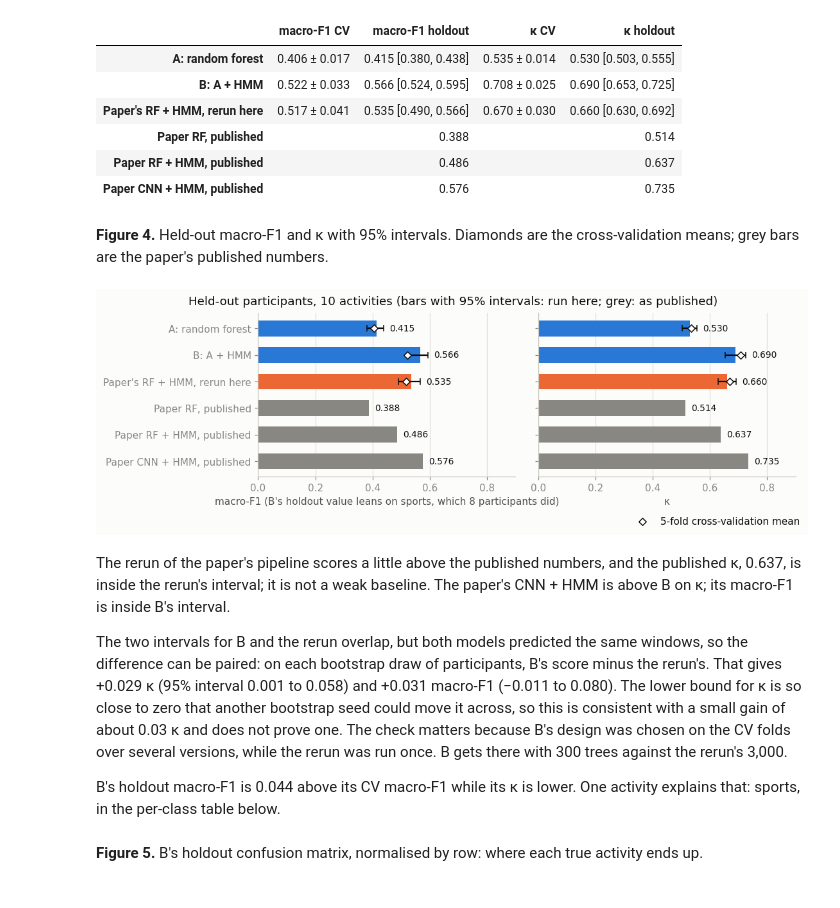
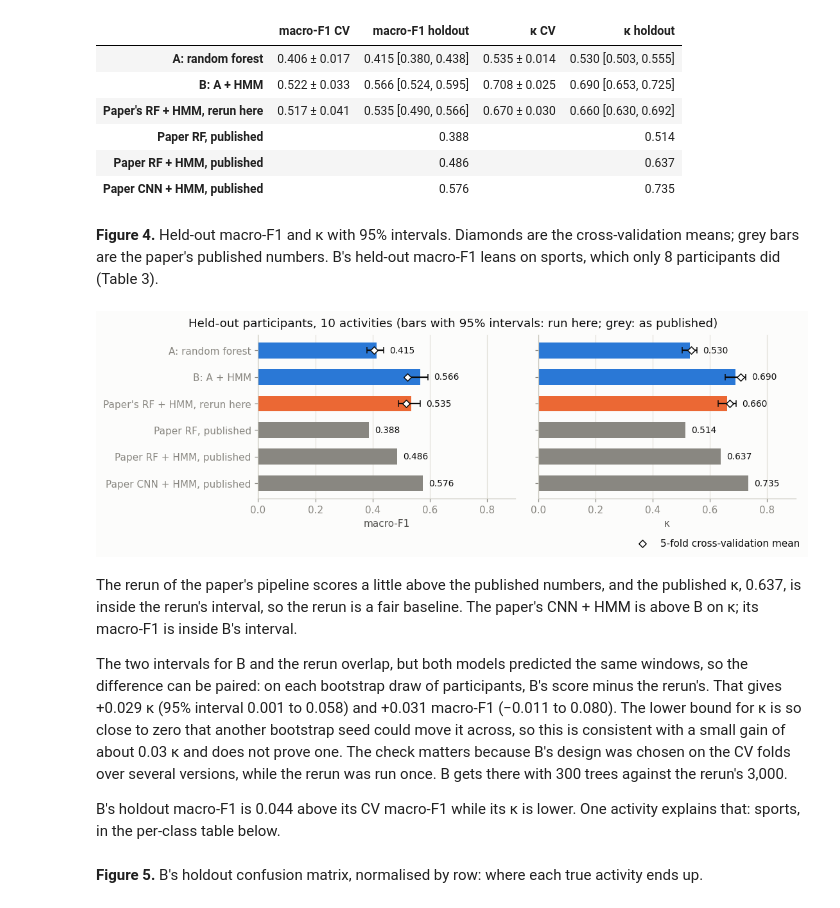
Before and after one commit to Alexr951/Capture-24, a Jupyter notebook: capture24_har.ipynb, the cells around one changed output. Cells and saved outputs as stored; diff of their text form; code cells hidden in the pictures.

```diff
--- a/capture24_har.ipynb
+++ b/capture24_har.ipynb
@@ -404,24 +409,23 @@ results_table()
 | Paper RF + HMM, published |  | 0.486 |  | 0.637 |
 | Paper CNN + HMM, published |  | 0.576 |  | 0.735 |
 # %% [markdown]
-**Figure 4.** Held-out macro-F1 and κ with 95% intervals. Diamonds are the cross-validation means; grey bars are the paper's published numbers.
+**Figure 4.** Held-out macro-F1 and κ with 95% intervals. Diamonds are the cross-validation means; grey bars are the paper's published numbers. B's held-out macro-F1 leans on sports, which only 8 participants did (Table 3).
 # %%
 def plot_results():
     models = {"A: random forest": (SCORES["A"], CV.loc["A"].xs("mean", level=1), BLUE),
               "B: A + HMM": (SCORES["B"], CV.loc["B"].xs("mean", level=1), BLUE),
               "Paper's RF + HMM, rerun here": (COPY, COPY_CV.mean(), ORANGE)}
     published = {f"{name}, published": numbers for name, numbers in PAPER.items()}
     title = "Held-out participants, 10 activities (bars with 95% intervals: run here; grey: as published)"
     fig = har.plot_holdout(models, published, title)
-    fig.axes[0].set_xlabel("macro-F1 (B's holdout value leans on sports, which 8 participants did)")
     fig.savefig(OUT / "results.png", dpi=150)
 
 
 plot_results()
 # %% [output]
-[figure, old version]
+[figure, new version]
 # %% [markdown]
-The rerun of the paper's pipeline scores a little above the published numbers, and the published κ, 0.637, is inside the rerun's interval; it is not a weak baseline. The paper's CNN + HMM is above B on κ; its macro-F1 is inside B's interval.
+The rerun of the paper's pipeline scores a little above the published numbers, and the published κ, 0.637, is inside the rerun's interval, so the rerun is a fair baseline. The paper's CNN + HMM is above B on κ; its macro-F1 is inside B's interval.
 
 The two intervals for B and the rerun overlap, but both models predicted the same windows, so the difference can be paired: on each bootstrap draw of participants, B's score minus the rerun's. That gives +0.029 κ (95% interval 0.001 to 0.058) and +0.031 macro-F1 (−0.011 to 0.080). The lower bound for κ is so close to zero that another bootstrap seed could move it across, so this is consistent with a small gain of about 0.03 κ and does not prove one. The check matters because B's design was chosen on the CV folds over several versions, while the rerun was run once. B gets there with 300 trees against the rerun's 3,000.
 
```
Also changed, not shown: parts of 14 cells of this notebook, 3 other files.
